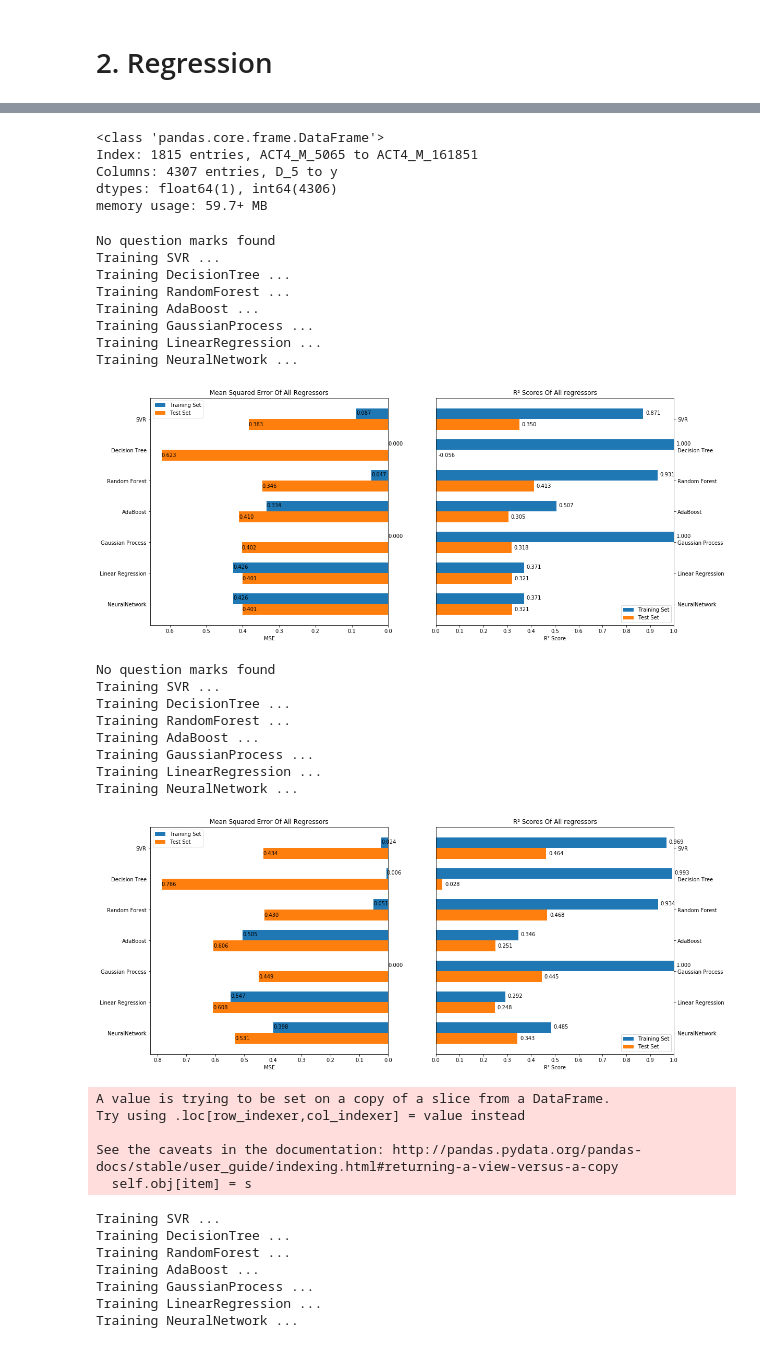
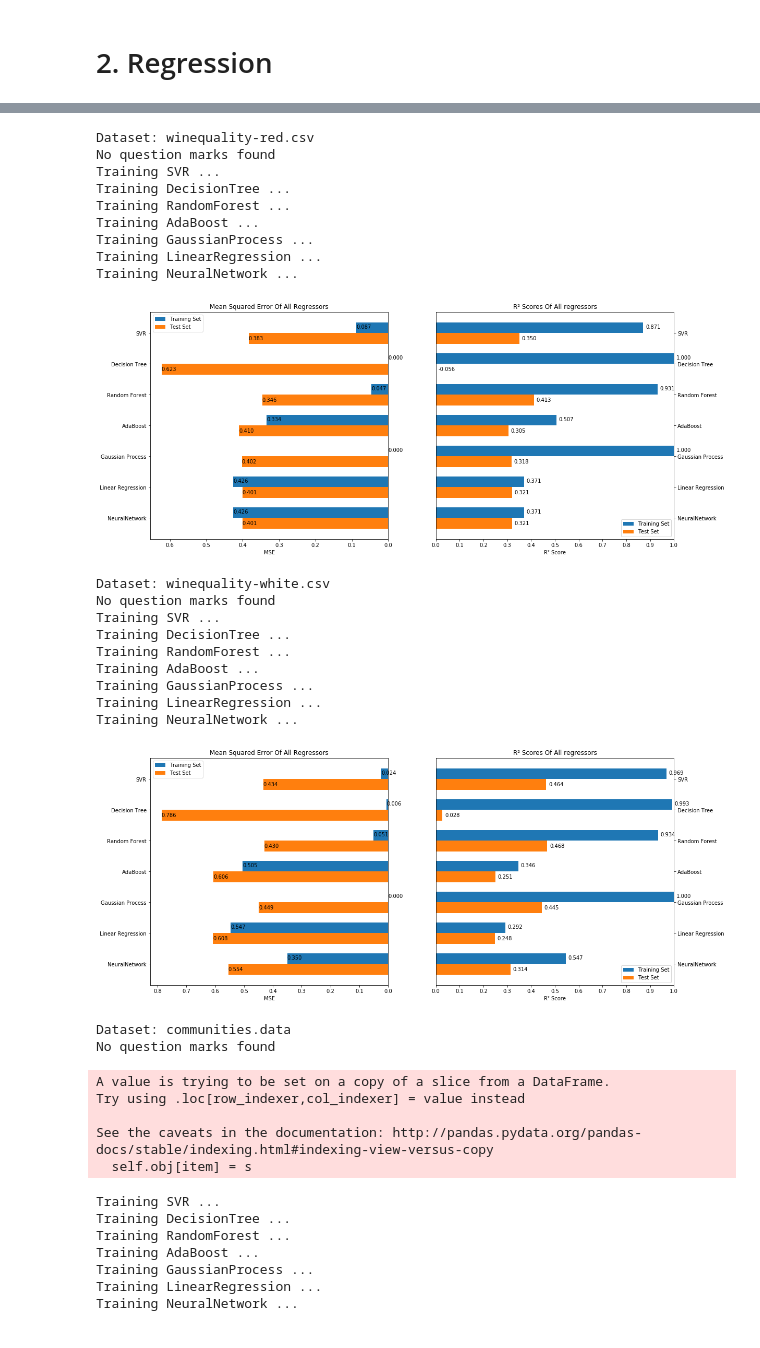
Before and after one commit to leihao1/Comparison-of-Machine-Learning-Prediction-Models, a Jupyter notebook: regression/regression.ipynb, the cells around one changed output, grey strips where cells are left out. Cells and saved outputs as stored; diff of their text form; code cells hidden in the pictures.

```diff
--- a/regression/regression.ipynb
+++ b/regression/regression.ipynb
@@ -43,6 +35,7 @@ def plot_all(X_train, y_train, X_test, y_test, all_regrs, regr_names):
     r2_scores = plot_r2_score(X_train, y_train, X_test, y_test, all_regrs, regr_names,ax2)
     plt.savefig(IMAGE_PATH+file.split('.')[0]+'_mse-r2')
     plt.show()
+    return mse_scores,r2_scores
 
 def plot_mse_score(X_train, y_train, X_test, y_test, all_regrs, regr_names, ax):
     mse_scores = dict()
@@ -296,7 +289,7 @@ def train_LinearRegression(X_train,y_train):
 
 def train_NeuralNetwork(X_train, y_train):
     print('Training NeuralNetwork ...')
-    nn = MLPRegressor(solver='adam', random_state=0, warm_start=True, activation='tanh')
+    nn = MLPRegressor(random_state=0, warm_start=True)
     param_distributions = {
         'activation' : ['identity', 'logistic', 'tanh', 'relu'],
         'solver' : ['lbfgs', 'adam'],
@@ -420,7 +413,7 @@ files.append(file8)
 #241600 rows, last four y , high score
 file9 = 'sgemm_product.csv'
 df9 = pd.read_csv(DATA_PATH+file9, delimiter=',', header=0)
-df9 = df9.sample(10000,random_state=0)
+df9 = df9.sample(5000,random_state=0)
 df9 = df9.iloc[:,:-3]
 dfs.append(df9)
 dfs_test.append(None)
@@ -442,24 +435,15 @@ df10_2 = df10_2.drop(['Act'],axis=1)
 dfs.append(df10_2)
 dfs_test.append(None)
 files.append(file10_2)
-# %%
-i = 11
-df = dfs[i]
-df_test = dfs_test[i]
-file = files[i]
-# %%
-df.info()
-# %% [output]
-<class 'pandas.core.frame.DataFrame'>
-Index: 1815 entries, ACT4_M_5065 to ACT4_M_161851
-Columns: 4307 entries, D_5 to y
-dtypes: float64(1), int64(4306)
-memory usage: 59.7+ MB
 # %%
+all_mse = dict()
+all_r2 = dict()
+
 for df, df_test, file in zip(dfs,dfs_test,files):
     print('Dataset: %s' % file)
     try:
         df = df.replace({'?' : np.nan})
+        df_test = df_test.replace({'?' : np.nan})
     except:
         print('No question marks found')
 
@@ -472,48 +456,62 @@ for df, df_test, file in zip(dfs,dfs_test,files):
         print('Load test set')
         X_train = X
         y_train = y
         X_test = df_test.iloc[:,:-1]
         y_test = df_test.iloc[:,-1]
 
-    if X_train.shape[1] >= 1000:
-        X_train, X_test = dimension_reduction(X_train, X_test, n_components=15)
-    assert X_train.shape[1] < 1000, 'Too much dimensions!'
 
     X_train, X_test = encode_labels(X_train,X_test)
     X_train, X_test = impute_value(X_train, X_test,'mean')
     X_train, X_test = normalize_data(X_train, X_test)
 
+    if X_train.shape[1] >= 1000:
+        X_train, X_test = dimension_reduction(X_train, X_test, n_components=15)
+    assert X_train.shape[1] < 1000, 'Too much dimensions!'
+
     all_regrs, regr_names = run_all_regrs(X_train, y_train, X_test, y_test)
-    plot_all(X_train, y_train, X_test, y_test, all_regrs, regr_names)
+    mse, r2 = plot_all(X_train, y_train, X_test, y_test, all_regrs, regr_names)
+
+    for k,v in mse.items():
+        if k not in all_mse:
+            all_mse[k] = list()
+        all_mse[k].append(v)
+    for k,v in r2.items():
+        if k not in all_r2:
+            all_r2[k] = list()
+        all_r2[k].append(v)
 # %% [output]
+Dataset: winequality-red.csv
 No question marks found
 Training SVR ...
 Training DecisionTree ...
 Training RandomForest ...
 Training AdaBoost ...
 Training GaussianProcess ...
 Training LinearRegression ...
 Training NeuralNetwork ...
 [figure]
+Dataset: winequality-white.csv
 No question marks found
 Training SVR ...
 Training DecisionTree ...
 Training RandomForest ...
 Training AdaBoost ...
 Training GaussianProcess ...
 Training LinearRegression ...
 Training NeuralNetwork ...
-[figure, old version]
+[figure, new version]
-A value is trying to be set on a copy of a slice from a DataFrame.
-Try using .loc[row_indexer,col_indexer] = value instead
-
-See the caveats in the documentation: http://pandas.pydata.org/pandas-docs/stable/user_guide/indexing.html#returning-a-view-versus-a-copy
-  self.obj[item] = s
+Dataset: communities.data
+No question marks found
-Training SVR ...
-Training DecisionTree ...
-Training RandomForest ...
-Training AdaBoost ...
-Training GaussianProcess ...
-Training LinearRegression ...
-Training NeuralNetwork ...
+A value is trying to be set on a copy of a slice from a DataFrame.
+Try using .loc[row_indexer,col_indexer] = value instead
+
+See the caveats in the documentation: http://pandas.pydata.org/pandas-docs/stable/indexing.html#indexing-view-versus-copy
+  self.obj[item] = s
+Training SVR ...
+Training DecisionTree ...
+Training RandomForest ...
+Training AdaBoost ...
+Training GaussianProcess ...
+Training LinearRegression ...
+Training NeuralNetwork ...
 [figure]
```
Also changed, not shown: parts of 9 cells of this notebook, 4 other files.
